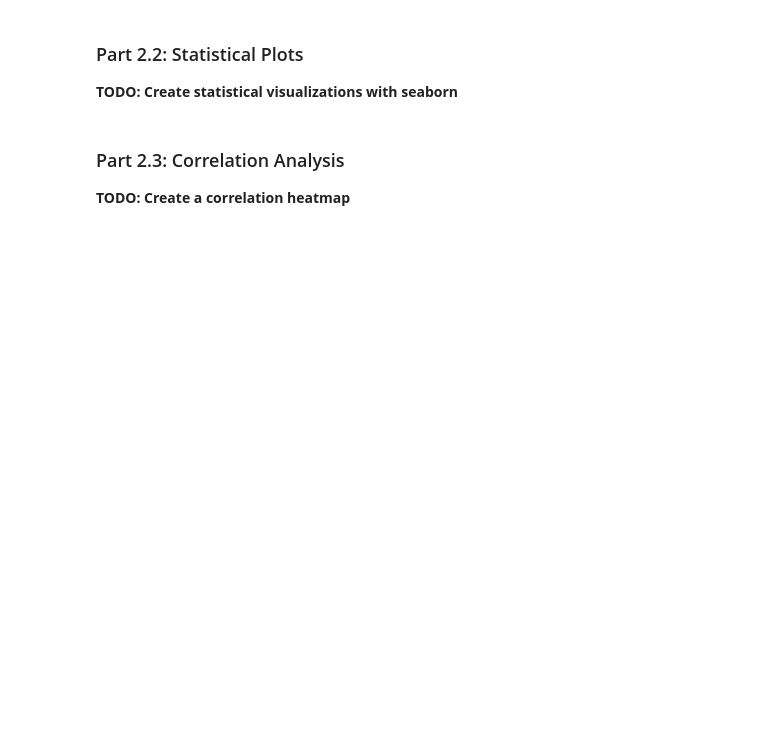
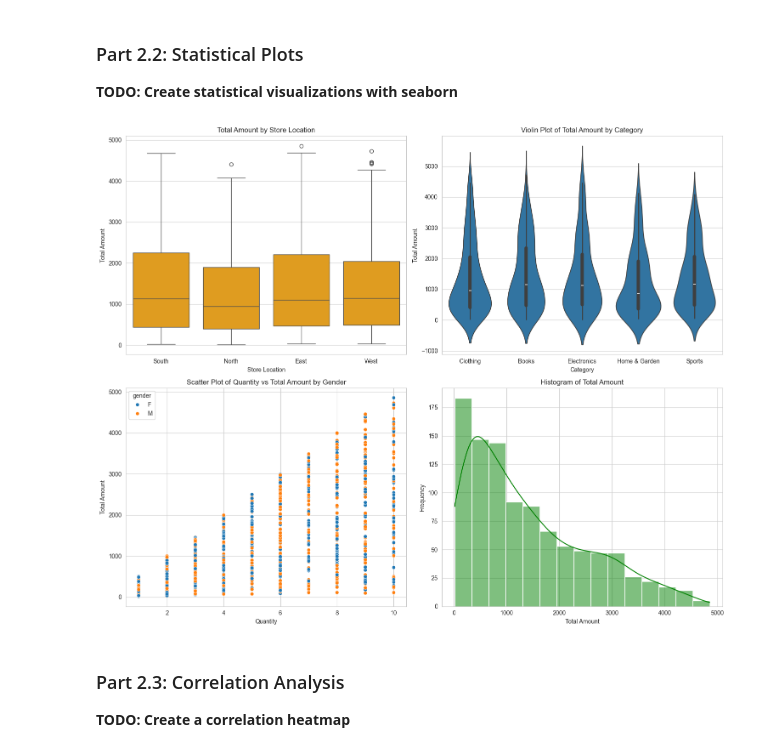
Before and after one commit to UCSF-DataSci/ds217-07-vision-quest-Chemia9, a Jupyter notebook: assignment.ipynb, the cells around one changed output. Cells and saved outputs as stored; diff of their text form; code cells hidden in the pictures; blank space fills up the shorter version.

```diff
--- a/assignment.ipynb
+++ b/assignment.ipynb
@@ -186,19 +204,39 @@ print(merged_df.head())
 # %%
 # TODO: Create a figure with 2x2 subplots
 fig, axes = plt.subplots(2, 2, figsize=(15, 12))
 
 # TODO: Top-left: Box plot of total_amount by store_location
+sns.boxplot(x='store_location', y='total_amount', data=merged_df, ax=axes[0, 0], color='orange')
+axes[0, 0].set_title('Total Amount by Store Location')
+axes[0, 0].set_xlabel('Store Location')
+axes[0, 0].set_ylabel('Total Amount')
+
 # TODO: Top-right: Violin plot of total_amount by category
+sns.violinplot(x='category', y='total_amount', data=merged_df, ax=axes[0, 1])
+axes[0, 1].set_title('Violin Plot of Total Amount by Category')
+axes[0, 1].set_xlabel('Category')
+axes[0, 1].set_ylabel('Total Amount')
+
 # TODO: Bottom-left: Scatter plot of quantity vs total_amount with hue by gender
+sns.scatterplot(x='quantity', y='total_amount', hue='gender', data=merged_df, ax=axes[1, 0])
+axes[1, 0].set_title('Scatter Plot of Quantity vs Total Amount by Gender')
+axes[1, 0].set_xlabel('Quantity')
+axes[1, 0].set_ylabel('Total Amount')
+
 # TODO: Bottom-right: Histogram of total_amount with kde overlay
-
+sns.histplot(data=merged_df, x='total_amount', kde=True, ax=axes[1, 1], color='green')
+axes[1, 1].set_title('Histogram of Total Amount')
+axes[1, 1].set_xlabel('Total Amount')
+axes[1, 1].set_ylabel('Frequency')
 # TODO: Add appropriate titles and labels
 # TODO: Customize colors and styling
 # TODO: Save the plot as 'output/q2_seaborn_plots.png'
 
 plt.tight_layout()
 plt.savefig('output/q2_seaborn_plots.png', dpi=300, bbox_inches='tight')
 plt.show()
+# %% [output]
+[figure, added]
 # %% [markdown]
 ### Part 2.3: Correlation Analysis
 
```
Also changed, not shown: parts of 2 cells of this notebook, 5 other files.
